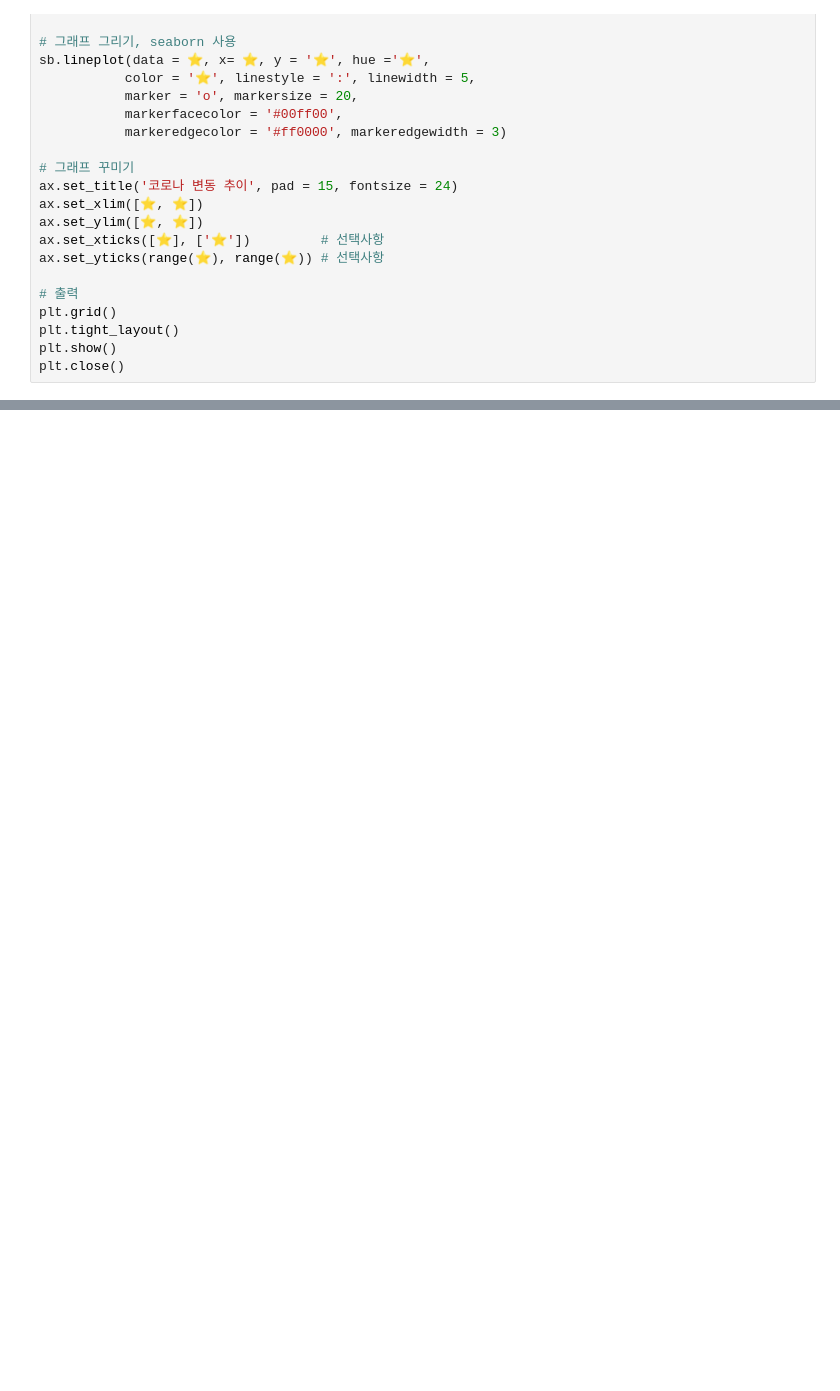
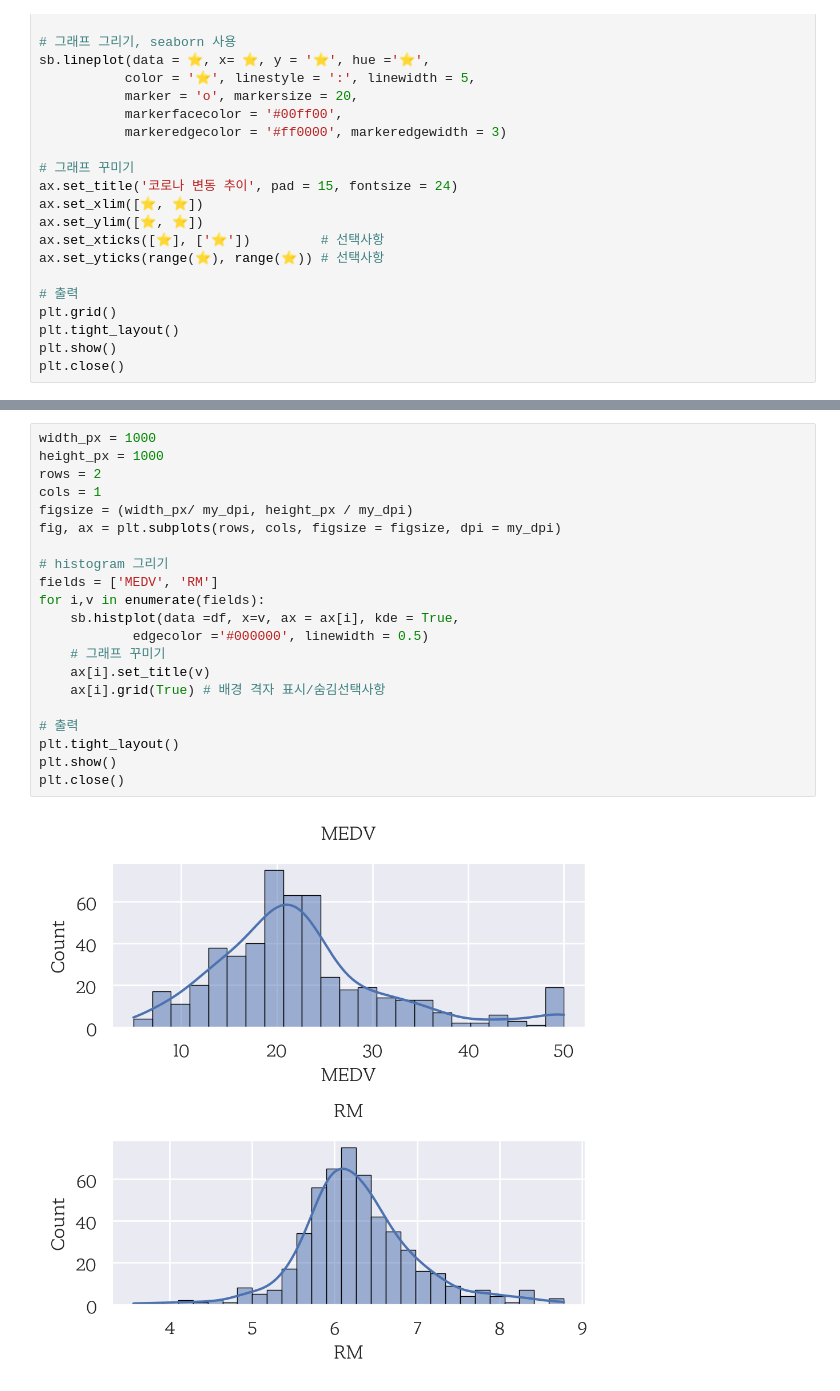
Before and after one commit to JAEYONG0303/For-python-, a Jupyter notebook: 코드 무한 연습용.ipynb, the cells around one changed output, grey strips where cells are left out. Saved outputs shown, nothing was run; the diff lists cells and outputs as text; blank space fills up the shorter version.

```diff
--- a/코드 무한 연습용.ipynb
+++ b/코드 무한 연습용.ipynb
@@ -2672,0 +2965,23 @@ plt.close()
+# %%
+width_px = 1000
+height_px = 1000
+rows = 2
+cols = 1
+figsize = (width_px/ my_dpi, height_px / my_dpi)
+fig, ax = plt.subplots(rows, cols, figsize = figsize, dpi = my_dpi)
+
+# histogram 그리기
+fields = ['MEDV', 'RM']
+for i,v in enumerate(fields):
+    sb.histplot(data =df, x=v, ax = ax[i], kde = True,
+            edgecolor ='#000000', linewidth = 0.5)
+    # 그래프 꾸미기
+    ax[i].set_title(v)
+    ax[i].grid(True) # 배경 격자 표시/숨김선택사항
+
+# 출력
+plt.tight_layout()
+plt.show()
+plt.close()
+# %% [output]
+[figure, added]
```
Also changed, not shown: parts of 15 cells of this notebook, 2 other files.
